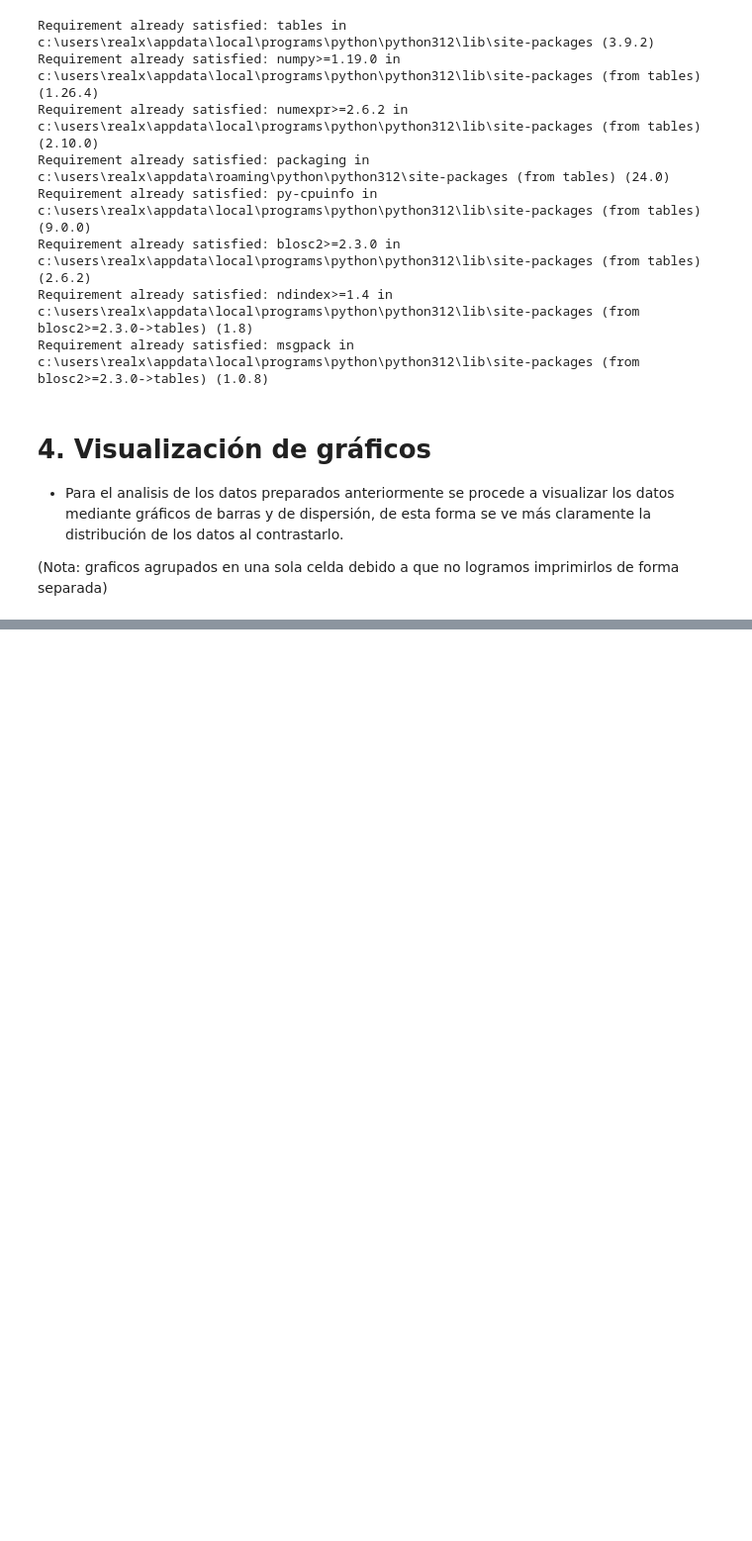
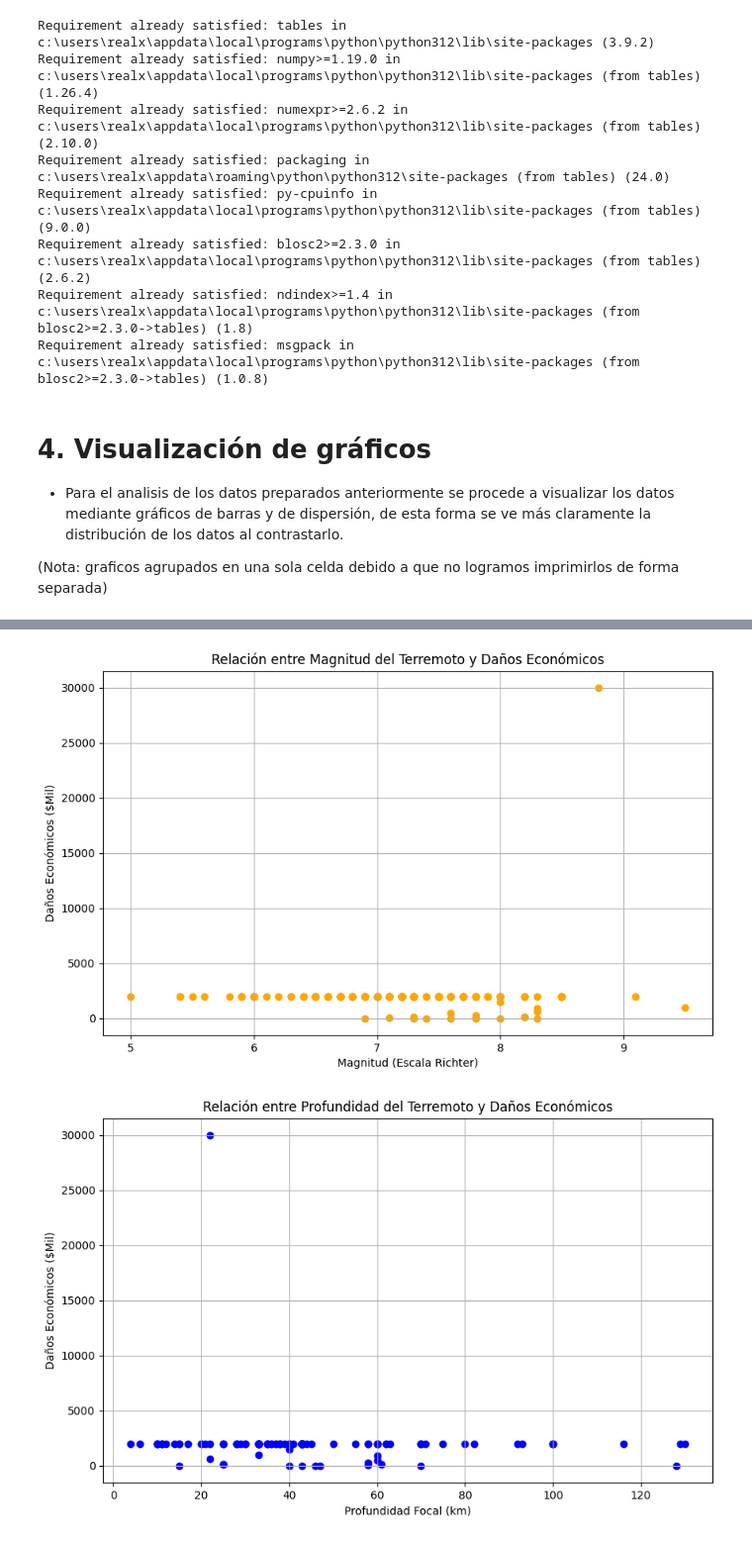
Before and after one commit to FrancoAv1/Taller-de-python-2, a Jupyter notebook: tarea2.ipynb, the cells around one changed output, grey strips where cells are left out. Shown at 99% size. Cells and saved outputs as stored; diff of their text form; code cells hidden in the pictures; blank space fills up the shorter version.

```diff
--- a/tarea2.ipynb
+++ b/tarea2.ipynb
@@ -907,0 +903,21 @@ pdf.close()
+# %%
+# Graficar la relación entre la magnitud y el daño
+plt.figure(figsize=(10, 6))
+plt.scatter(df['Mag'], df['Damage ($Mil)'], color='orange')
+plt.title('Relación entre Magnitud del Terremoto y Daños Económicos')
+plt.xlabel('Magnitud (Escala Richter)')
+plt.ylabel('Daños Económicos ($Mil)')
+plt.grid(True)
+plt.show()
+
+# Graficar la relación entre la profundidad y el daño
+plt.figure(figsize=(10, 6))
+plt.scatter(df['Focal Depth (km)'], df['Damage ($Mil)'], color='blue')
+plt.title('Relación entre Profundidad del Terremoto y Daños Económicos')
+plt.xlabel('Profundidad Focal (km)')
+plt.ylabel('Daños Económicos ($Mil)')
+plt.grid(True)
+plt.show()
+# %% [output]
+[figure, added]
+[figure, added]
```
Also changed, not shown: parts of 3 cells of this notebook, 3 other files.
